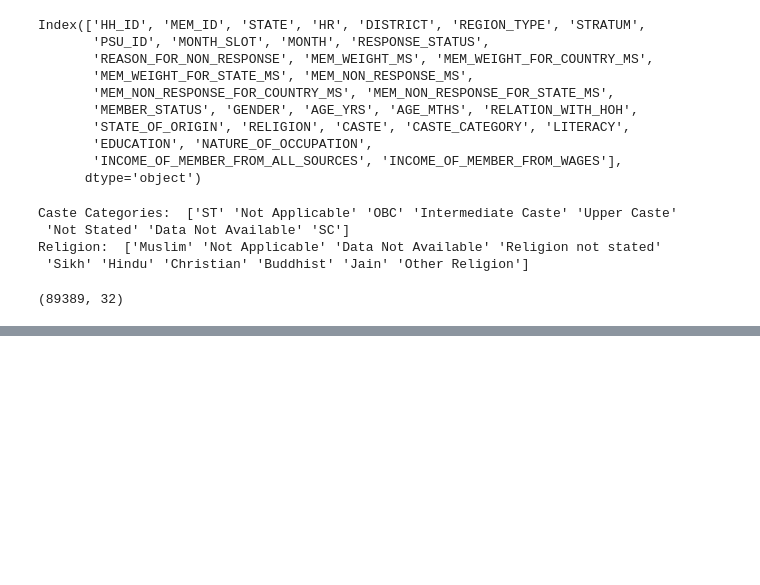
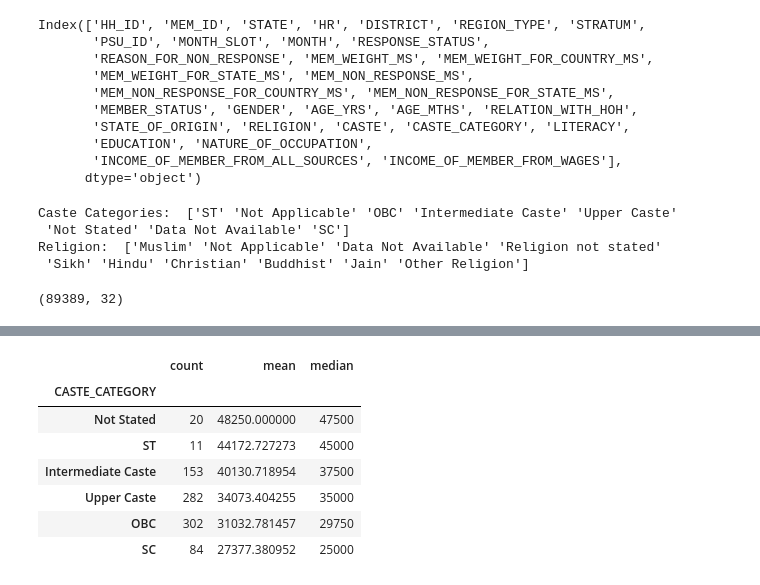
Before and after one commit to parikshitsam/Income-Pyramids, a Jupyter notebook: Members.ipynb, the cells around one changed output, grey strips where cells are left out. Saved outputs shown, nothing was run; the diff lists cells and outputs as text; code cells hidden in the pictures; blank space fills up the shorter version.

```diff
--- a/Members.ipynb
+++ b/Members.ipynb
@@ -97,0 +215,12 @@ df[(df["AGE_YRS"]<10) & (df["AGE_YRS"]>=0)].shape
+# %%
+ites = data[data["INDUSTRY_OF_OCCUPATION"] == 'IT & ITES']
+ites.groupby("CASTE_CATEGORY")["INCOME_OF_MEMBER_FROM_WAGES"].agg(["count",np.mean,np.median]).sort_values(by = "mean",ascending = False)
+# %% [output]
+|  | count | mean | median |
+| CASTE_CATEGORY |  |  |  |
+| Not Stated | 20 | 48250.000000 | 47500 |
+| ST | 11 | 44172.727273 | 45000 |
+| Intermediate Caste | 153 | 40130.718954 | 37500 |
+| Upper Caste | 282 | 34073.404255 | 35000 |
+| OBC | 302 | 31032.781457 | 29750 |
+| SC | 84 | 27377.380952 | 25000 |
```
Also changed, not shown: parts of 21 cells of this notebook, 1 other file.
